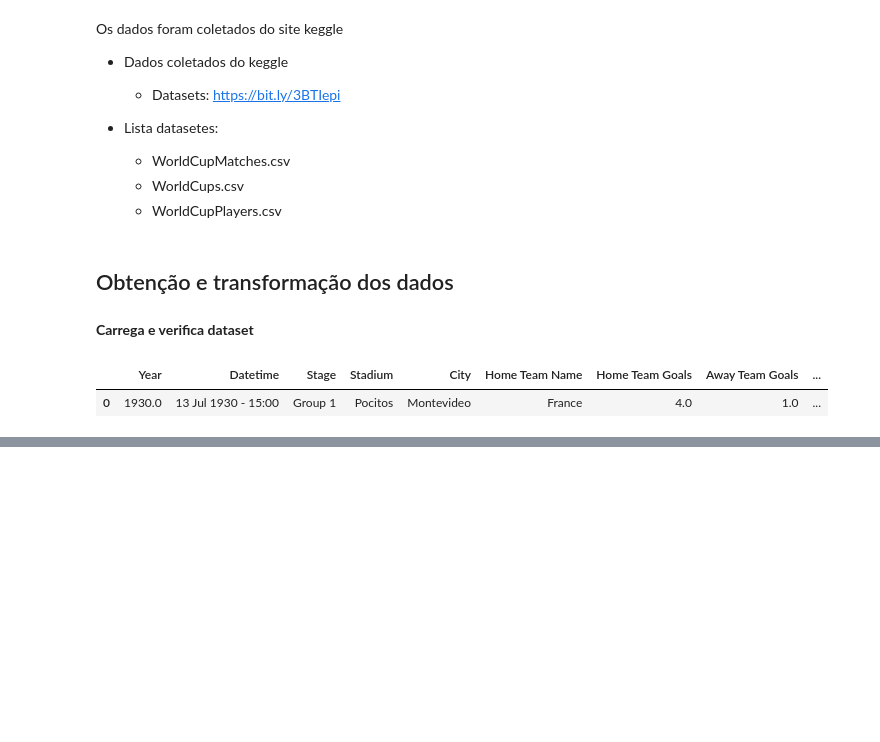
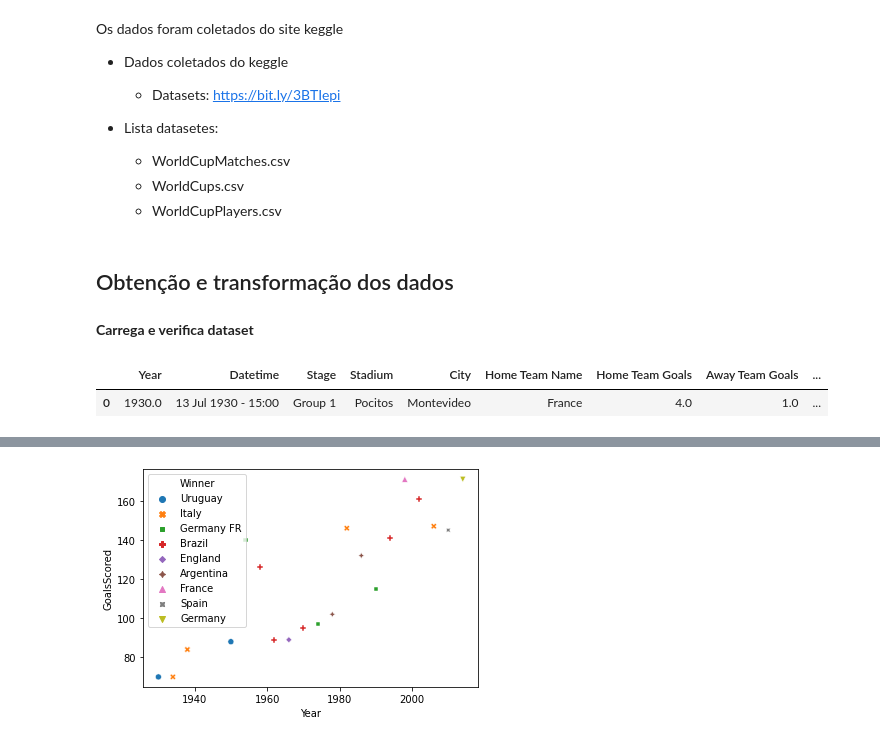
Before and after one commit to leonarddocchagas/data_science, a Jupyter notebook: FIFA_World_Cup.ipynb, the cells around one changed output, grey strips where cells are left out. Cells and saved outputs as stored; diff of their text form; code cells hidden in the pictures; blank space fills up the shorter version.

```diff
--- a/FIFA_World_Cup.ipynb
+++ b/FIFA_World_Cup.ipynb
@@ -49,0 +109,4 @@ df_wcplayers.head()
+# %%
+# Dataset WorldCups.csv
+df_wordcups = pd.read_csv('https://raw.githubusercontent.com/leonarddocchagas/data_science/master/projetos/fifa_word_cup/WorldCups.csv')
+df_wordcups.loc[:0]
@@ -49,0 +165,5 @@ df_wcplayers.head()
+# %%
+# relação entre os campeões e a quantidade de gols
+sns.scatterplot(data=df_wordcups, x='Year',y='GoalsScored', hue='Winner', style='Winner');
+# %% [output]
+[figure, added]
```
Also changed, not shown: parts of 19 cells of this notebook.
